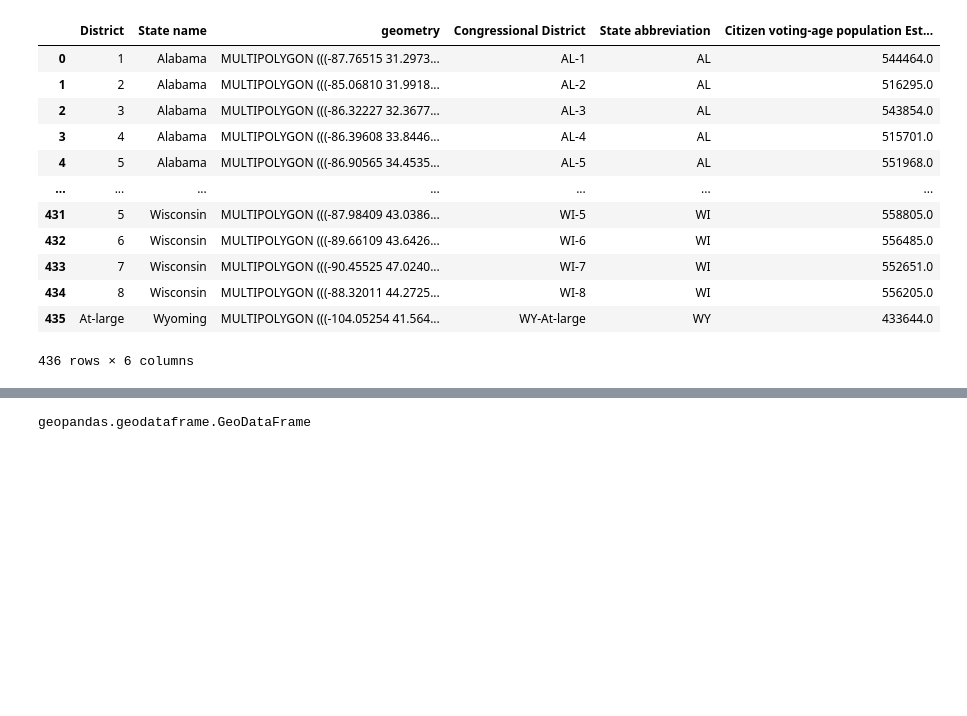
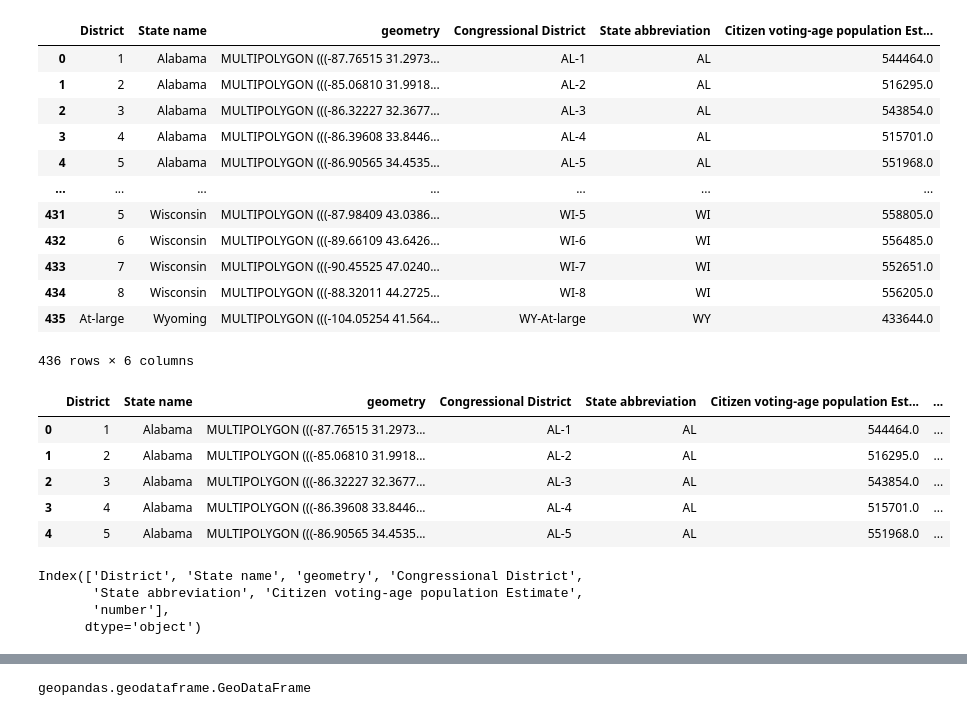
Before and after one commit to tthoang/Reading-Between-the-Gerrymandered-Lines, a Jupyter notebook: notebooks/demographics_eda.ipynb, the cells around one changed output, grey strips where cells are left out. Saved outputs shown, nothing was run; the diff lists cells and outputs as text; code cells hidden in the pictures; blank space fills up the shorter version.

```diff
--- a/notebooks/demographics_eda.ipynb
+++ b/notebooks/demographics_eda.ipynb
@@ -1688,3 +1782,20 @@ map_districts
 | 434 | 8 | Wisconsin | MULTIPOLYGON (((-88.32011 44.2725... | WI-8 | WI | 556205.0 |
 | 435 | At-large | Wyoming | MULTIPOLYGON (((-104.05254 41.564... | WY-At-large | WY | 433644.0 |
 436 rows × 6 columns
+# %%
+map_districts['number'] = np.arange(map_districts.shape[0])
+map_districts.head()
+# %% [output]
+|  | District | State name | geometry | Congressional District | State abbreviation | Citizen voting-age population Est... | ... |
+| 0 | 1 | Alabama | MULTIPOLYGON (((-87.76515 31.2973... | AL-1 | AL | 544464.0 | ... |
+| 1 | 2 | Alabama | MULTIPOLYGON (((-85.06810 31.9918... | AL-2 | AL | 516295.0 | ... |
+| 2 | 3 | Alabama | MULTIPOLYGON (((-86.32227 32.3677... | AL-3 | AL | 543854.0 | ... |
+| 3 | 4 | Alabama | MULTIPOLYGON (((-86.39608 33.8446... | AL-4 | AL | 515701.0 | ... |
+| 4 | 5 | Alabama | MULTIPOLYGON (((-86.90565 34.4535... | AL-5 | AL | 551968.0 | ... |
+# %%
+map_districts.columns
+# %% [output]
+Index(['District', 'State name', 'geometry', 'Congressional District',
+       'State abbreviation', 'Citizen voting-age population Estimate',
+       'number'],
+      dtype='object')
```
Also changed, not shown: parts of 17 cells of this notebook.
